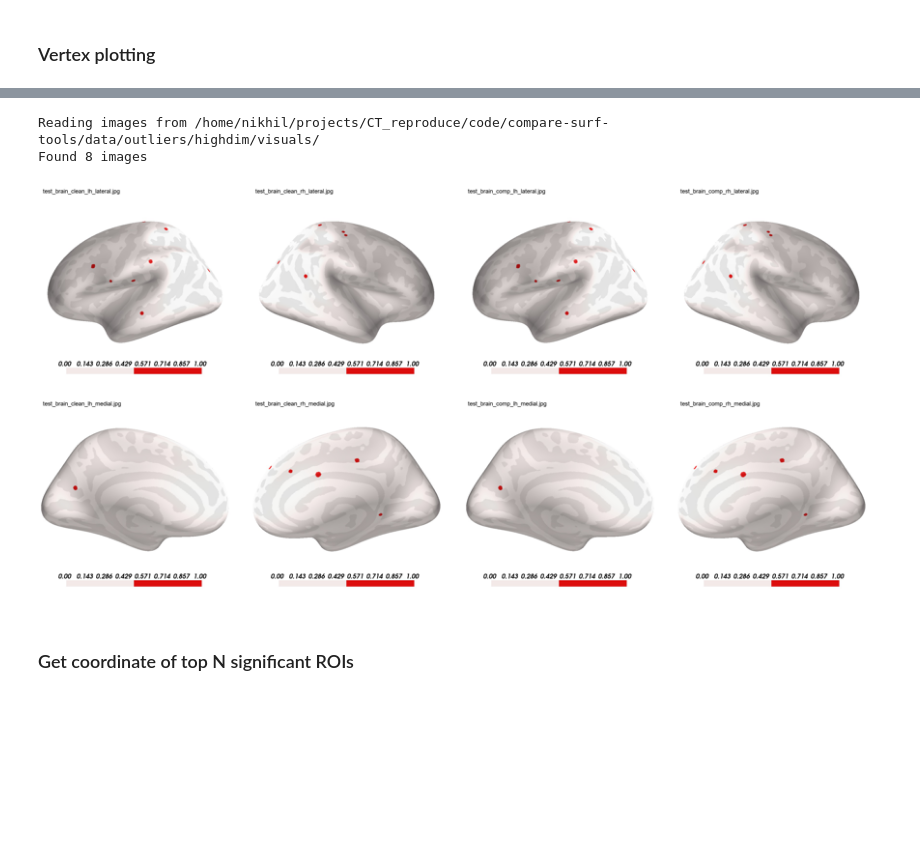
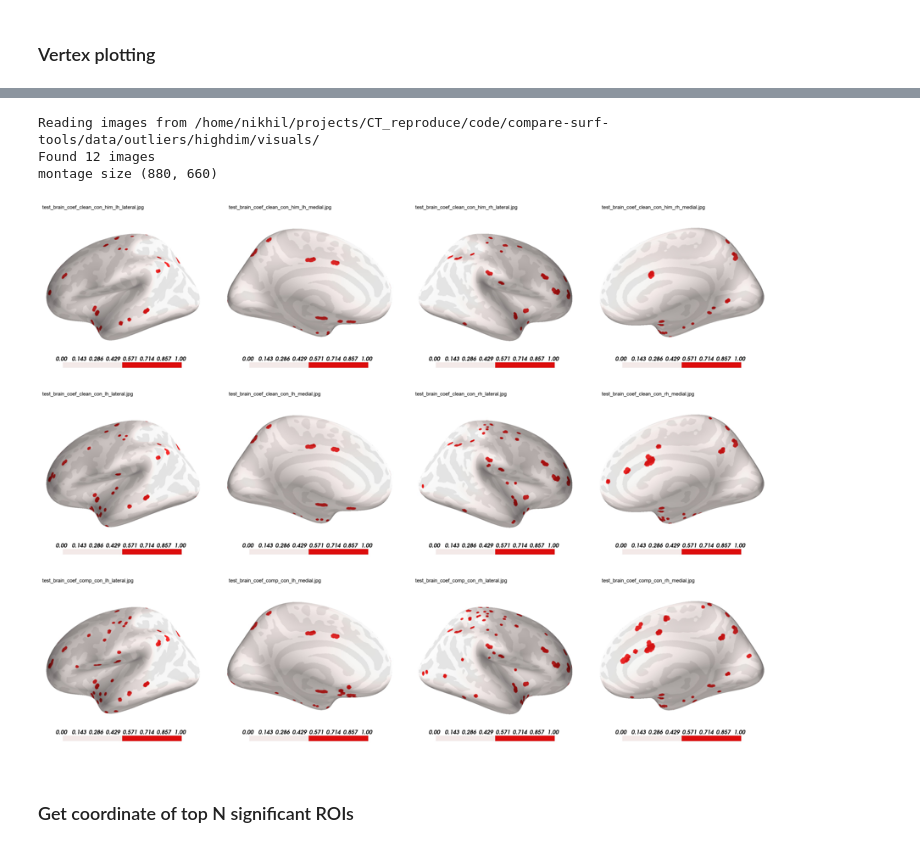
Before and after one commit to neurodatascience/compare-surf-tools, a Jupyter notebook: notebooks/generate_plots.ipynb, the cells around one changed output, grey strips where cells are left out. Cells and saved outputs as stored; diff of their text form; code cells hidden in the pictures; blank space fills up the shorter version.

Commit message:
added transpose function to montage plots

```diff
--- a/notebooks/generate_plots.ipynb
+++ b/notebooks/generate_plots.ipynb
@@ -239,10 +197,13 @@ colormap sequential: [0.00e+00, 5.00e-01, 1.00e+00] (opaque)
-# %%
-montage_im = createImageMontage(plot_dir,num_img_views=2)
-montage_im
-# %% [output]
-Reading images from /home/nikhil/projects/CT_reproduce/code/compare-surf-tools/data/outliers/highdim/visuals/
-Found 8 images
-[figure, removed]
+# %%
+plot_dir = data_dir + 'outliers/highdim/visuals/'
+
+montage_im = createImageMontage(plot_dir,num_img_views=4,transpose=True)
+montage_im
+# %% [output]
+Reading images from /home/nikhil/projects/CT_reproduce/code/compare-surf-tools/data/outliers/highdim/visuals/
+Found 12 images
+montage size (880, 660)
+[figure, added]
 # %% [markdown]
 ### Get coordinate of top N significant ROIs
 # %%
```
Also changed, not shown: parts of 5 cells of this notebook, 1 other file.
